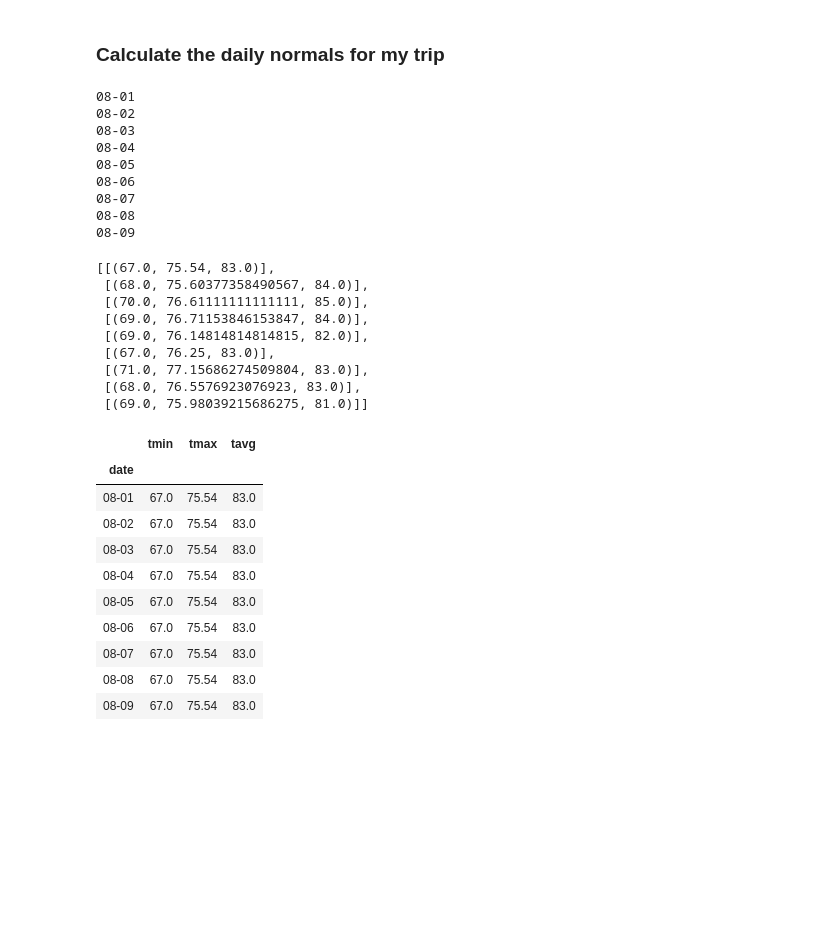
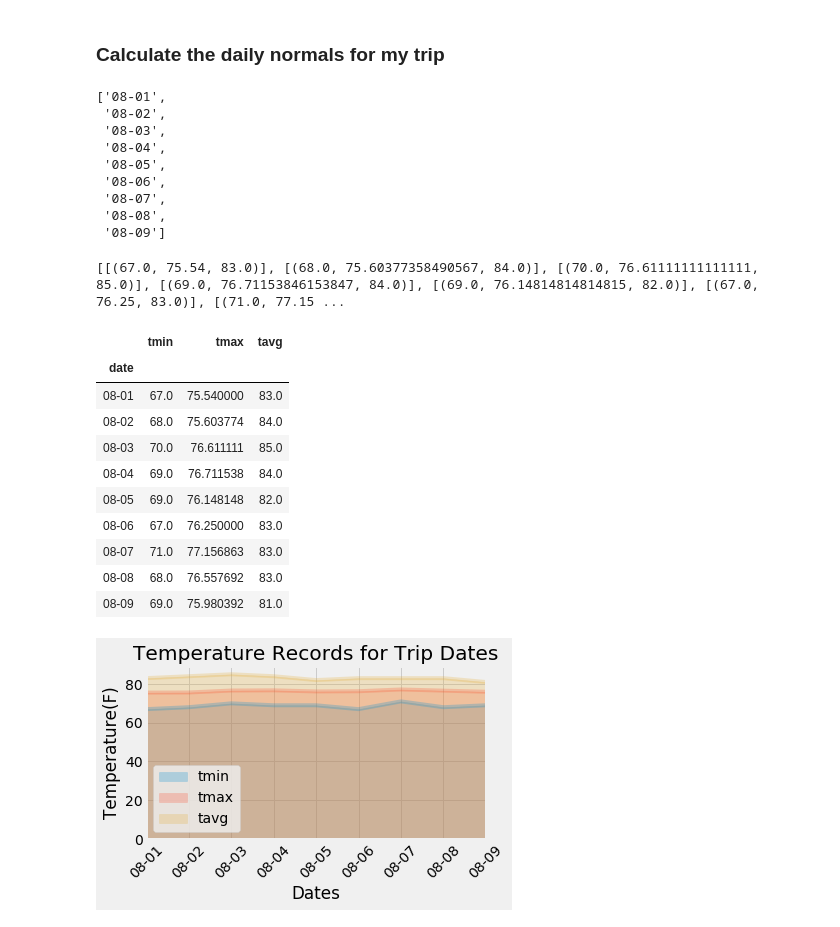
Before and after one commit to fereshtehaghaei/Climate-Analysis-SQLAlchemy, a Jupyter notebook: climate_starter.ipynb, the cells around one changed output. Drawn from its saved outputs; the diff is of its cells as text; code cells hidden in the pictures; blank space fills up the shorter version.

Commit message:
finally got the area plot and looped throu the list

```diff
--- a/climate_starter.ipynb
+++ b/climate_starter.ipynb
@@ -560,19 +563,18 @@ daily_normals("01-01")
 # I eliminated too many steps and did majority of requeste steps in one line.
 # for this section I got help from this post--> https://stackoverflow.com/questions/34898525/generate-list-of-months-between-interval-in-python
 
-trip_dates= pd.date_range(start ='2017-08-01', end ='2017-08-09').strftime("%m-%d").tolist()
-for day in trip_dates:
-    print(day)
+trip_dates= pd.date_range(start ='2017-08-01', end ='2017-08-09').strftime("%m-%d").to_list()
+trip_dates
 # %% [output]
-08-01
-08-02
-08-03
-08-04
-08-05
-08-06
-08-07
-08-08
-08-09
+['08-01',
+ '08-02',
+ '08-03',
+ '08-04',
+ '08-05',
+ '08-06',
+ '08-07',
+ '08-08',
+ '08-09']
 # %%
 # Loop through the list of %m-%d strings and calculate the normals for each date
 normals = []
@@ -580,31 +582,27 @@ for date in trip_dates:  # Loop through the list of %m-%d strings and calculate
     normal = daily_normals(date)
     normals.append(normal)    # push each tuple of calculations into a list called `normals`
     #normals.append(date)
-normals
+# normals
+
+# I used this source for help in order to be able to loop through the list of normals --> https://ispycode.com/Python/Flow-Control/Itertools-Module/chain-from_iterable
+normals_chain = itertools.chain.from_iterable(normals)
+print(normals)
 # %% [output]
-[[(67.0, 75.54, 83.0)],
- [(68.0, 75.60377358490567, 84.0)],
- [(70.0, 76.61111111111111, 85.0)],
- [(69.0, 76.71153846153847, 84.0)],
- [(69.0, 76.14814814814815, 82.0)],
- [(67.0, 76.25, 83.0)],
- [(71.0, 77.15686274509804, 83.0)],
- [(68.0, 76.5576923076923, 83.0)],
- [(69.0, 75.98039215686275, 81.0)]]
+[[(67.0, 75.54, 83.0)], [(68.0, 75.60377358490567, 84.0)], [(70.0, 76.61111111111111, 85.0)], [(69.0, 76.71153846153847, 84.0)], [(69.0, 76.14814814814815, 82.0)], [(67.0, 76.25, 83.0)], [(71.0, 77.15 ...
 # %%
 # Load the previous query results into a Pandas DataFrame and add the `trip_dates` range as the `date` index
-normal_df = pd.DataFrame(normals[0], columns = ["tmin", "tmax", "tavg"], index = trip_dates)
-normal_df.index.name = 'date'
-normal_df
+normals_df = pd.DataFrame(normals_chain, columns = ["tmin", "tmax", "tavg"], index = trip_dates)
+normals_df.index.name = 'date'
+normals_df
 # %% [output]
 |  | tmin | tmax | tavg |
 | date |  |  |  |
-| 08-01 | 67.0 | 75.54 | 83.0 |
-| 08-02 | 67.0 | 75.54 | 83.0 |
-| 08-03 | 67.0 | 75.54 | 83.0 |
-| 08-04 | 67.0 | 75.54 | 83.0 |
-| 08-05 | 67.0 | 75.54 | 83.0 |
-| 08-06 | 67.0 | 75.54 | 83.0 |
-| 08-07 | 67.0 | 75.54 | 83.0 |
-| 08-08 | 67.0 | 75.54 | 83.0 |
-| 08-09 | 67.0 | 75.54 | 83.0 |
+| 08-01 | 67.0 | 75.540000 | 83.0 |
+| 08-02 | 68.0 | 75.603774 | 84.0 |
+| 08-03 | 70.0 | 76.611111 | 85.0 |
+| 08-04 | 69.0 | 76.711538 | 84.0 |
+| 08-05 | 69.0 | 76.148148 | 82.0 |
+| 08-06 | 67.0 | 76.250000 | 83.0 |
+| 08-07 | 71.0 | 77.156863 | 83.0 |
+| 08-08 | 68.0 | 76.557692 | 83.0 |
+| 08-09 | 69.0 | 75.980392 | 81.0 |
@@ -612,0 +609,12 @@ normal_df
+# %%
+# Plot the daily normals as an area plot with `stacked=False`
+normals_df.plot(kind = 'area', stacked = False, alpha = 0.25)
+plt.xticks(rotation = 45)
+plt.title(f"Temperature Records for Trip Dates")
+plt.xlabel("Dates")
+plt.ylabel("Temperature(F)")
+plt.tight_layout()
+plt.savefig("Images/daily_area_plot.png")
+plt.show()
+# %% [output]
+[figure, added]
```
Also changed, not shown: parts of 3 cells of this notebook.
